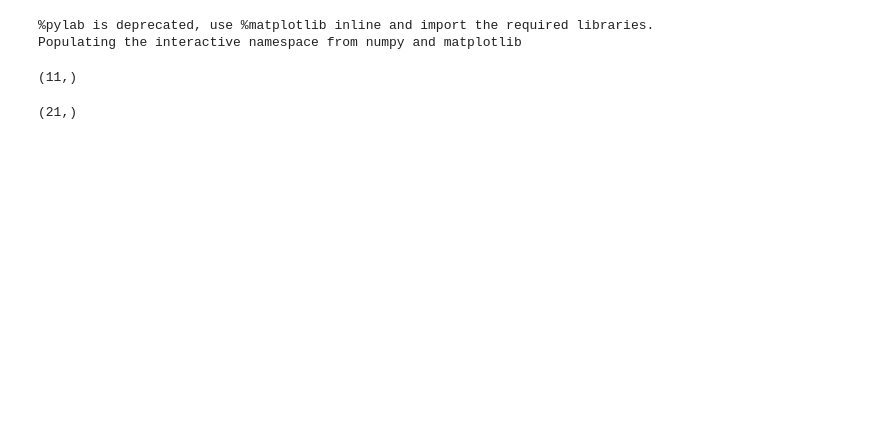
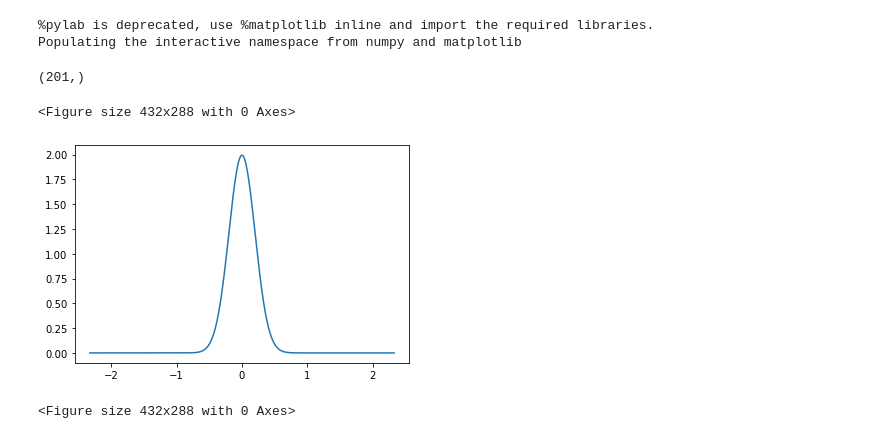
Before and after one commit to AndOslandsbotn/Multi-res-voltage-prop-exp, a Jupyter notebook: Yoav/Yoav.ipynb, the cells around one changed output. Saved outputs shown, nothing was run; the diff lists cells and outputs as text; code cells hidden in the pictures; blank space fills up the shorter version.

```diff
--- a/Yoav/Yoav.ipynb
+++ b/Yoav/Yoav.ipynb
@@ -7,19 +7,23 @@ Populating the interactive namespace from numpy and matplotlib
 def row_normalize(K):
     return (K.T/(sum(K,axis=1))).T
 # %%
-n=10
+n=200  # Kernel size is 2*n+2
 X=arange(0,1+0.1/n,1/n)
 X.shape
 # %% [output]
-(11,)
+(201,)
 # %%
+#define kernel
 from scipy.stats import norm
 x = np.linspace(norm.ppf(0.01),
-                norm.ppf(0.99), 2*n+1)
-kernel = norm(scale=0.3).pdf(x)
-#plot(x, rv.pdf(x), 'k-', lw=2, label='frozen pdf')
+                norm.ppf(0.99), 2*n+2)
+kernel_scale=0.2
+kernel = norm(scale=kernel_scale).pdf(x)
+plot(x,kernel)
+figure()
+## define matrix
+# %% [output]
+<Figure size 432x288 with 0 Axes>
+[figure, added]
+<Figure size 432x288 with 0 Axes>
-# %%
-kernel.shape
-# %% [output]
-(21,)
 # %%
```
Also changed, not shown: parts of 5 cells of this notebook.
